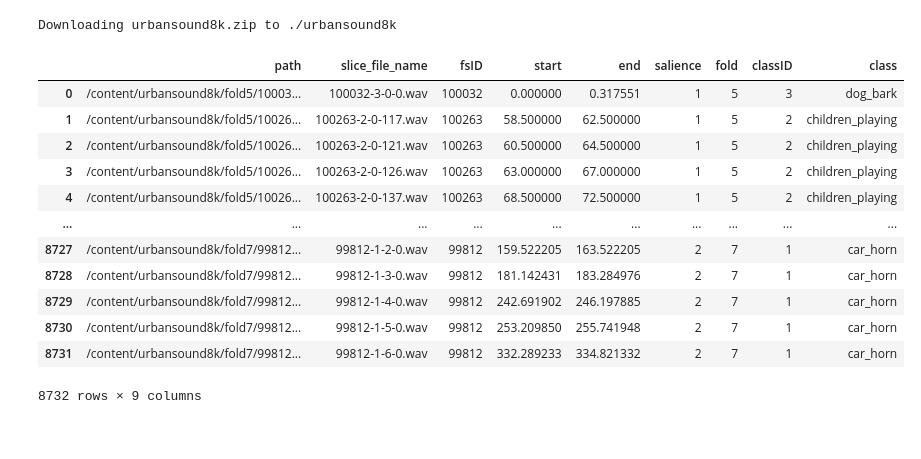
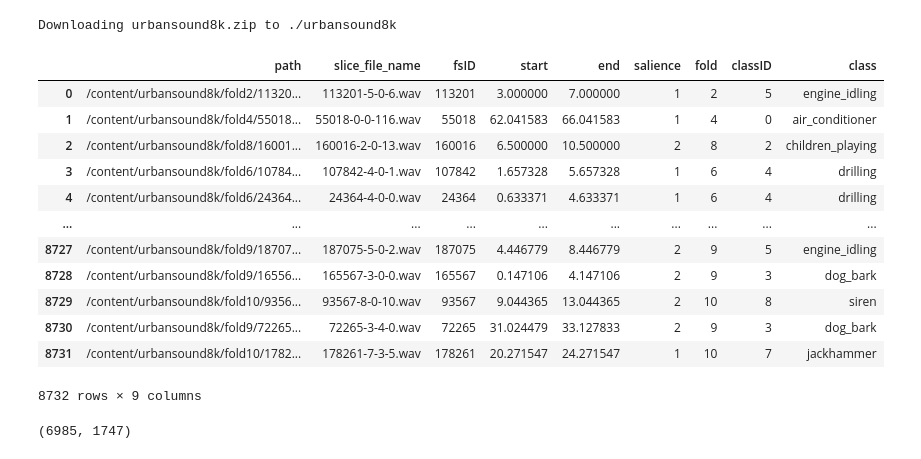
Before and after one commit to mehedihasanbijoy/PyTorch-Speech-Processing, a Jupyter notebook: Projects/Audio Classification 1 (UrbanSound8K)/CNN_UrbanSound8KClassifier.ipynb, the cells around one changed output. Drawn from its saved outputs; the diff is of its cells as text; code cells hidden in the pictures.

```diff
--- a/Projects/Audio Classification 1 (UrbanSound8K)/CNN_UrbanSound8KClassifier.ipynb
+++ b/Projects/Audio Classification 1 (UrbanSound8K)/CNN_UrbanSound8KClassifier.ipynb
@@ -45,23 +48,34 @@ df = df.sort_values(by = "audio_file_name")
 # %%
 annotation_df = pd.read_csv("/content/urbansound8k/UrbanSound8K.csv")
 annotation_df = annotation_df.sort_values(by = "slice_file_name")
 
 annotation_df['path'] = df['path'].values
 
 annotation_df = annotation_df[["path", "slice_file_name", "fsID", "start", "end", "salience", "fold", "classID", "class"]]
+annotation_df = annotation_df.sample(frac=1, random_state=32)
 annotation_df = annotation_df.reset_index(drop=True)
 annotation_df
 # %% [output]
 |  | path | slice_file_name | fsID | start | end | salience | fold | classID | class |
-| 0 | /content/urbansound8k/fold5/10003... | 100032-3-0-0.wav | 100032 | 0.000000 | 0.317551 | 1 | 5 | 3 | dog_bark |
-| 1 | /content/urbansound8k/fold5/10026... | 100263-2-0-117.wav | 100263 | 58.500000 | 62.500000 | 1 | 5 | 2 | children_playing |
-| 2 | /content/urbansound8k/fold5/10026... | 100263-2-0-121.wav | 100263 | 60.500000 | 64.500000 | 1 | 5 | 2 | children_playing |
-| 3 | /content/urbansound8k/fold5/10026... | 100263-2-0-126.wav | 100263 | 63.000000 | 67.000000 | 1 | 5 | 2 | children_playing |
-| 4 | /content/urbansound8k/fold5/10026... | 100263-2-0-137.wav | 100263 | 68.500000 | 72.500000 | 1 | 5 | 2 | children_playing |
+| 0 | /content/urbansound8k/fold2/11320... | 113201-5-0-6.wav | 113201 | 3.000000 | 7.000000 | 1 | 2 | 5 | engine_idling |
+| 1 | /content/urbansound8k/fold4/55018... | 55018-0-0-116.wav | 55018 | 62.041583 | 66.041583 | 1 | 4 | 0 | air_conditioner |
+| 2 | /content/urbansound8k/fold8/16001... | 160016-2-0-13.wav | 160016 | 6.500000 | 10.500000 | 2 | 8 | 2 | children_playing |
+| 3 | /content/urbansound8k/fold6/10784... | 107842-4-0-1.wav | 107842 | 1.657328 | 5.657328 | 1 | 6 | 4 | drilling |
+| 4 | /content/urbansound8k/fold6/24364... | 24364-4-0-0.wav | 24364 | 0.633371 | 4.633371 | 1 | 6 | 4 | drilling |
 | ... | ... | ... | ... | ... | ... | ... | ... | ... | ... |
-| 8727 | /content/urbansound8k/fold7/99812... | 99812-1-2-0.wav | 99812 | 159.522205 | 163.522205 | 2 | 7 | 1 | car_horn |
-| 8728 | /content/urbansound8k/fold7/99812... | 99812-1-3-0.wav | 99812 | 181.142431 | 183.284976 | 2 | 7 | 1 | car_horn |
-| 8729 | /content/urbansound8k/fold7/99812... | 99812-1-4-0.wav | 99812 | 242.691902 | 246.197885 | 2 | 7 | 1 | car_horn |
-| 8730 | /content/urbansound8k/fold7/99812... | 99812-1-5-0.wav | 99812 | 253.209850 | 255.741948 | 2 | 7 | 1 | car_horn |
-| 8731 | /content/urbansound8k/fold7/99812... | 99812-1-6-0.wav | 99812 | 332.289233 | 334.821332 | 2 | 7 | 1 | car_horn |
+| 8727 | /content/urbansound8k/fold9/18707... | 187075-5-0-2.wav | 187075 | 4.446779 | 8.446779 | 2 | 9 | 5 | engine_idling |
+| 8728 | /content/urbansound8k/fold9/16556... | 165567-3-0-0.wav | 165567 | 0.147106 | 4.147106 | 2 | 9 | 3 | dog_bark |
+| 8729 | /content/urbansound8k/fold10/9356... | 93567-8-0-10.wav | 93567 | 9.044365 | 13.044365 | 2 | 10 | 8 | siren |
+| 8730 | /content/urbansound8k/fold9/72265... | 72265-3-4-0.wav | 72265 | 31.024479 | 33.127833 | 2 | 9 | 3 | dog_bark |
+| 8731 | /content/urbansound8k/fold10/1782... | 178261-7-3-5.wav | 178261 | 20.271547 | 24.271547 | 1 | 10 | 7 | jackhammer |
 8732 rows × 9 columns
+# %%
+train_df = annotation_df.iloc[:int(len(annotation_df)*.8), :]
+test_df = annotation_df.iloc[int(len(annotation_df)*.8):, :]
+
+train_df = train_df.reset_index(drop=True)
+test_df = test_df.reset_index(drop=True)
+
+len(train_df), len(test_df)
+# %% [output]
+(6985, 1747)
```
Also changed, not shown: parts of 14 cells of this notebook.
